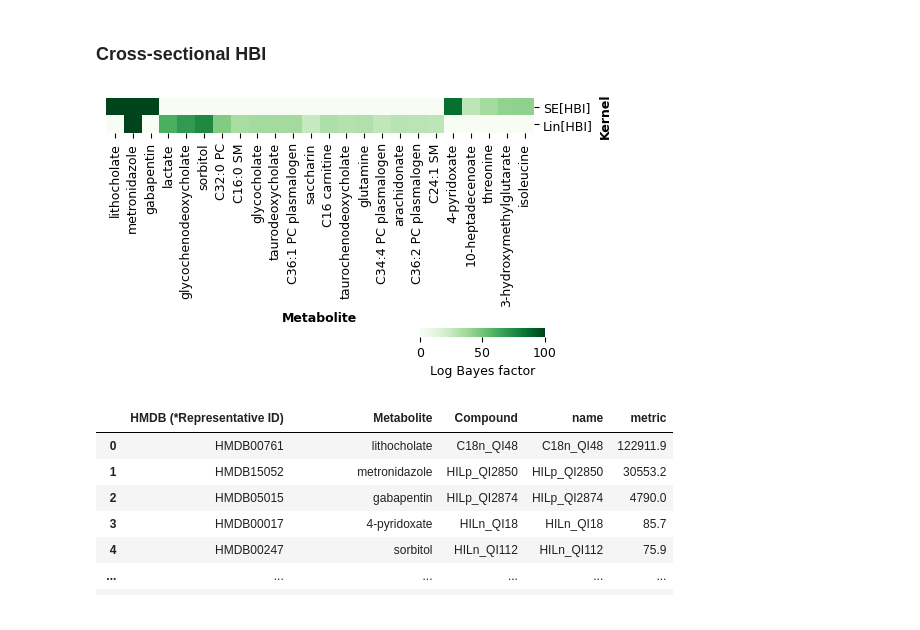
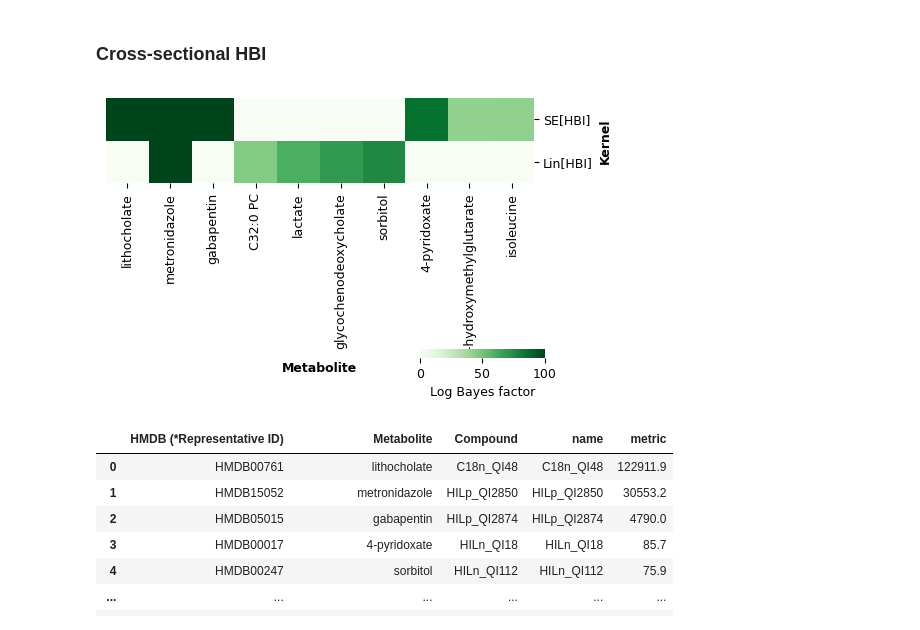
Before and after one commit to omicsEye/waveome, a Jupyter notebook: examples/iHMP/ihmp_waveome.ipynb, the cells around one changed output. Cells and saved outputs as stored; diff of their text form; code cells hidden in the pictures.

```diff
--- a/examples/iHMP/ihmp_waveome.ipynb
+++ b/examples/iHMP/ihmp_waveome.ipynb
@@ -282,8 +281,8 @@ plt.show()
 ## Model Search
 # %%
 # Read in older model search or perform search now (uncomment if we want Adam optimizer instead of Scipy LBFGS)
-fp = "./output/fit_penalized_models_v1.0.pkl" # 32m run time
-# fp = "./output/fit_penalized_models_adam_v1.0.pkl" # Est. 36h run time
+# fp = "./output/fit_penalized_models_v1.0.pkl" # 32m run time, this is what was used for the paper
+fp = "./output/fit_penalized_models_v1.0_updated.pkl" # Update with new version of waveome
 
 if os.path.exists(fp):
     print("Reading in saved model object!")
@@ -293,7 +292,7 @@ else:
     # Run quick search
     gps = GPSearch(
         X=mtd_sub,
-        Y=mbx_sub,
+        Y=mbx_sub[["HILn_TF13", "C18n_QI48"]],
         unit_col="participant_id",
         categorical_vars=[
             "site_name", "race",
@@ -313,11 +312,13 @@ else:
                 Lin(),
             ],
         },
+        optimization_options={"optimizer": "scipy"}
+        # optimization_options={"optimizer": "adam/gradient"}
     )
 
-    # Save modeling object
-    with open(fp, "wb") as f:
-        pickle.dump(gps, f)
+    # # Save modeling object
+    # with open(fp, "wb") as f:
+    #     pickle.dump(gps, f)
 
 # How many metabolites have we analyzed?
 print(f"Number of metabolites analyzed: {len(gps.models)}")
@@ -331,8 +332,8 @@ Number of metabolites analyzed: 564
 # %%
 p = gps.plot_heatmap(
     var_cutoff=0,
-    # metric_cutoff=41,  # for top 10
-    metric_cutoff=25, # for top 20
+    metric_cutoff=41,  # for top 10
+    # metric_cutoff=31, # for top 20
     feature_name="hbi",
     figsize=(5, 3.5), # (15, 10.5)
     cbar_pos=(
@@ -354,34 +355,34 @@ p = gps.plot_heatmap(
 # Clean up figure
 p.ax_heatmap.set_title("", loc="left") #Log Bayes factor for metabolite models with HBI component", loc="left")
 p.ax_heatmap.set_xlabel("Metabolite", fontsize=9)
 p.ax_heatmap.set_ylabel("Kernel", fontsize=9)
 p.ax_row_dendrogram.set_visible(False)
 p.ax_col_dendrogram.set_visible(False)
 p.cax.tick_params(labelsize=9)
 p.cax.set_xlabel("Log Bayes factor", fontsize=9)
 
 # Get metabolite name lookup from compound
 new_x_ticks = [
     mbx_lookup.loc[mbx_lookup.Compound == y, "Metabolite"].values[0]
     for y in [x.get_text() for x in p.ax_heatmap.get_xticklabels()]
 ]
 p.ax_heatmap.set_xticklabels(
     labels=new_x_ticks,
     fontsize=9,
     rotation=90,
     horizontalalignment="center"
 )
 p.ax_heatmap.set_yticklabels(
     labels=["SE[HBI]", "Lin[HBI]"],
     fontsize=9,
     horizontalalignment="left",
     rotation=0
 )
 p.ax_heatmap.set_aspect("equal")
 # p.savefig(fname="../../figures/ihmp_hbi_heatmap.png", dpi=600)
 plt.show()
 # %% [output]
-[figure, old version]
+[figure, new version]
 # %%
 # Inspect the top metabolites for cross-sectional HBI feature
 hbi_compounds = pd.merge(
```
Also changed, not shown: parts of 3 cells of this notebook, 3 other files.
